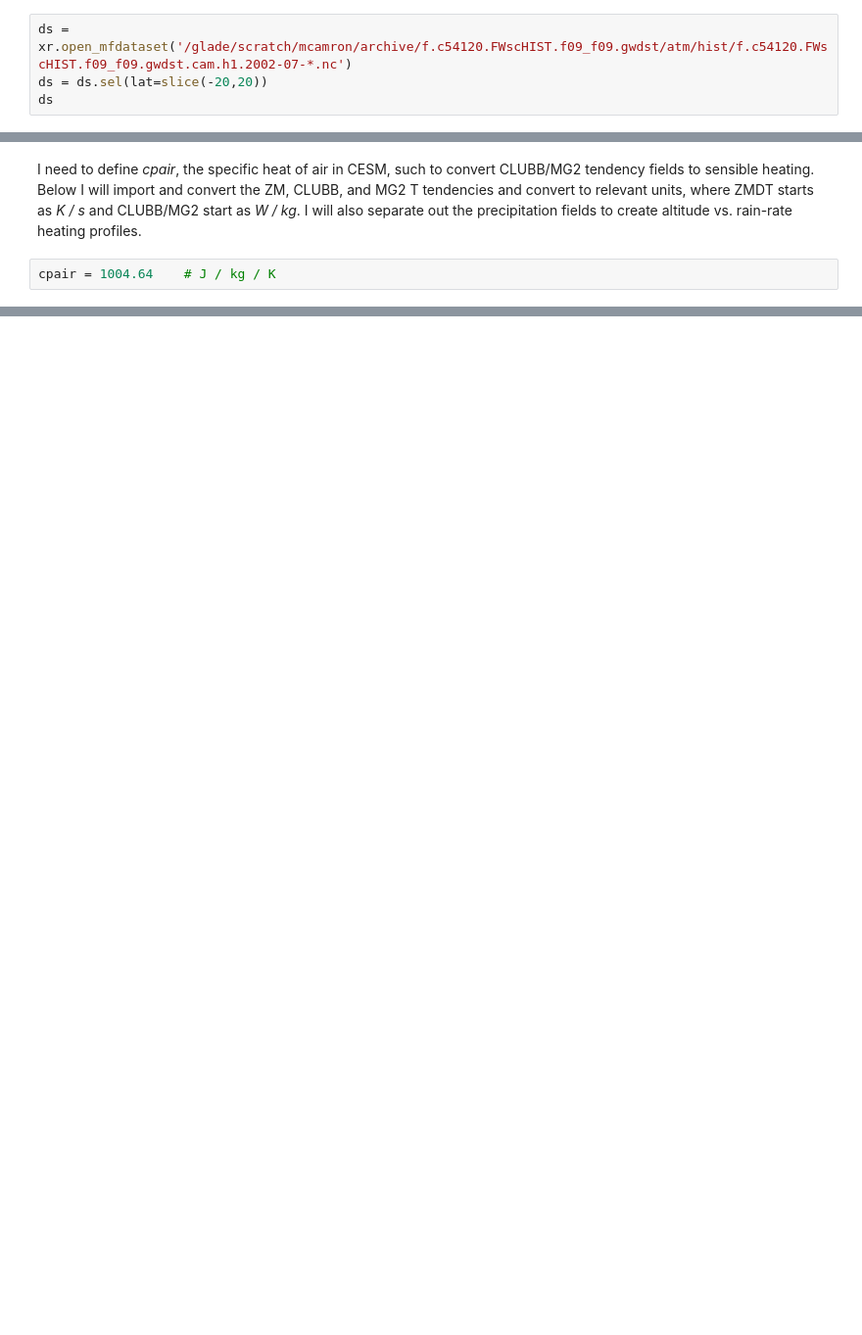
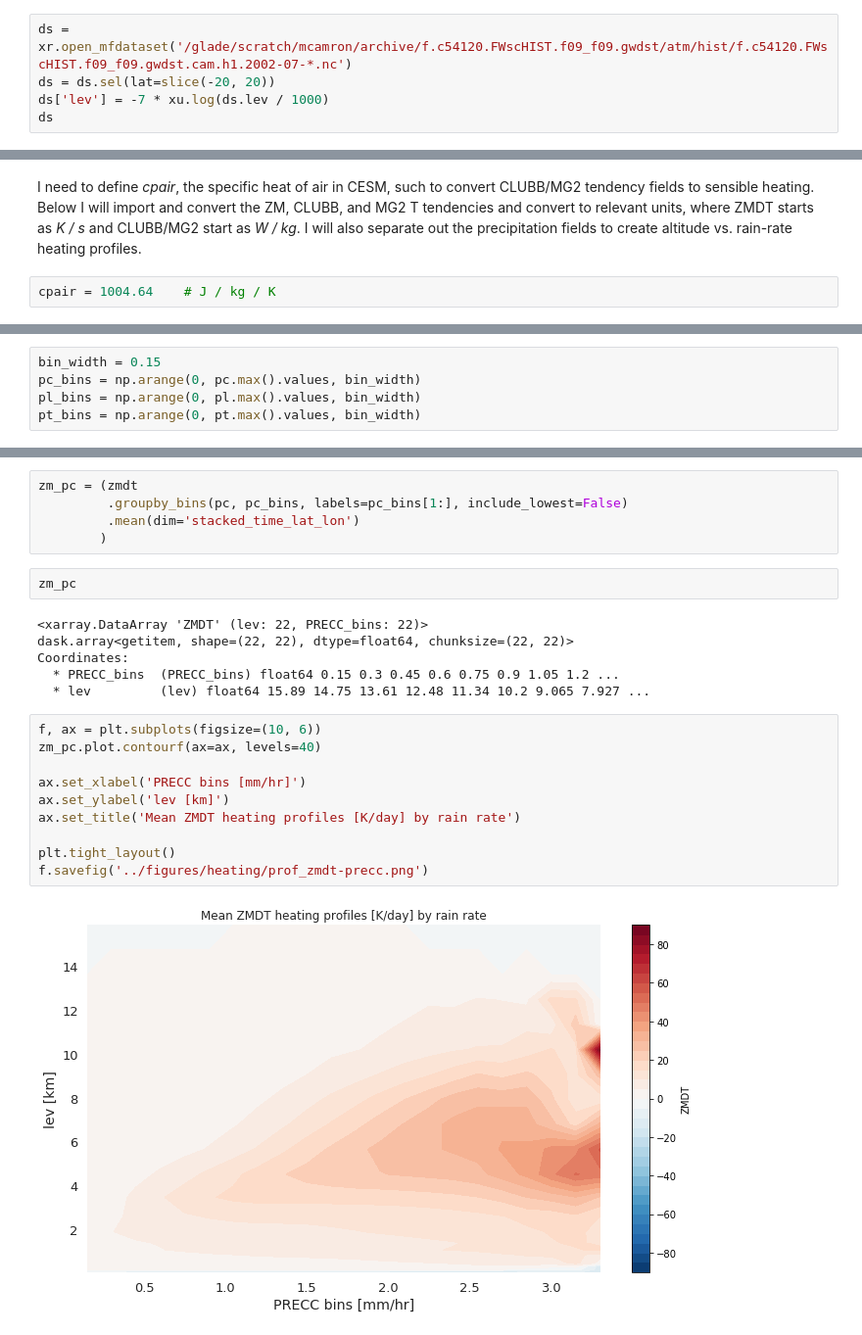
Before and after one commit to dcamron/ncar-gwdst, a Jupyter notebook: notebooks/heating.ipynb, the cells around one changed output, grey strips where cells are left out. Shown: that part at 98% size. Cells and saved outputs as stored; diff of their text form; blank space fills up the shorter version.

```diff
--- a/notebooks/heating.ipynb
+++ b/notebooks/heating.ipynb
@@ -28,6 +30,7 @@ client
 # %%
 ds = xr.open_mfdataset('/glade/scratch/mcamron/archive/f.c54120.FWscHIST.f09_f09.gwdst/atm/hist/f.c54120.FWscHIST.f09_f09.gwdst.cam.h1.2002-07-*.nc')
-ds = ds.sel(lat=slice(-20,20))
+ds = ds.sel(lat=slice(-20, 20))
+ds['lev'] = -7 * xu.log(ds.lev / 1000)
 ds
 # %% [output]
 <xarray.Dataset>
@@ -116,0 +96,5 @@ f.savefig('../figures/heating/prof_zmdt-precc.png')
+# %%
+bin_width = 0.15
+pc_bins = np.arange(0, pc.max().values, bin_width)
+pl_bins = np.arange(0, pl.max().values, bin_width)
+pt_bins = np.arange(0, pt.max().values, bin_width)
@@ -116,0 +104,25 @@ f.savefig('../figures/heating/prof_zmdt-precc.png')
+# %%
+zm_pc = (zmdt
+         .groupby_bins(pc, pc_bins, labels=pc_bins[1:], include_lowest=False)
+         .mean(dim='stacked_time_lat_lon')
+        )
+# %%
+zm_pc
+# %% [output]
+<xarray.DataArray 'ZMDT' (lev: 22, PRECC_bins: 22)>
+dask.array<getitem, shape=(22, 22), dtype=float64, chunksize=(22, 22)>
+Coordinates:
+  * PRECC_bins  (PRECC_bins) float64 0.15 0.3 0.45 0.6 0.75 0.9 1.05 1.2 ...
+  * lev         (lev) float64 15.89 14.75 13.61 12.48 11.34 10.2 9.065 7.927 ...
+# %%
+f, ax = plt.subplots(figsize=(10, 6))
+zm_pc.plot.contourf(ax=ax, levels=40)
+
+ax.set_xlabel('PRECC bins [mm/hr]')
+ax.set_ylabel('lev [km]')
+ax.set_title('Mean ZMDT heating profiles [K/day] by rain rate')
+
+plt.tight_layout()
+f.savefig('../figures/heating/prof_zmdt-precc.png')
+# %% [output]
+[figure, added]
```
Also changed, not shown: parts of 41 cells of this notebook, 11 other files.
